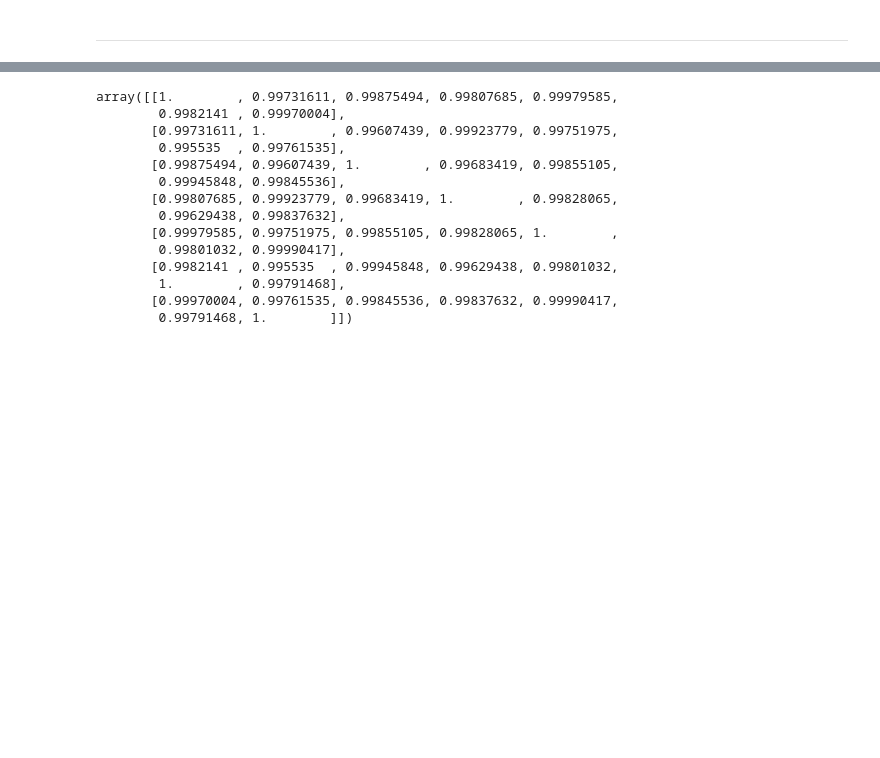
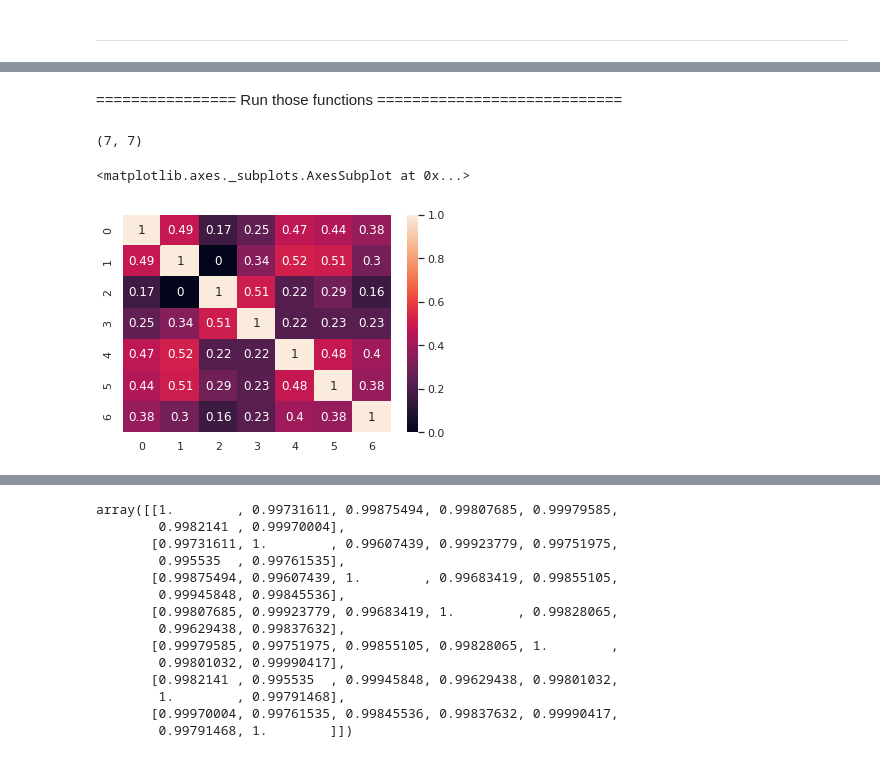
Before and after one commit to Raouaaa/Master_project, a Jupyter notebook: FS.ipynb, the cells around one changed output, grey strips where cells are left out. Cells and saved outputs as stored; diff of their text form; code cells hidden in the pictures; blank space fills up the shorter version.

Commit message:
final similarity matrix without stability and centrality

```diff
--- a/FS.ipynb
+++ b/FS.ipynb
@@ -249,7 +311,7 @@ def FS_to_FS_similarity(FS_k):
         m[i,i]=intersection(FS_k[i],FS_k[i])/100
     return(m)
 # %%
-pool_FS=[reliefF,lap_score,ll_l21,UDFS,fisher_score,chi_square,gini_index]
+
 def avg_similarity(pool_FS,num_fea,cv):
     '''Input:
 
@@ -273,4 +335,4 @@ def avg_similarity(pool_FS,num_fea,cv):
     for k in num_fea:
         similarities.append(S_k[k])
     average_similarity=sum(similarities)/len(num_fea)
-    return(average_similarity)
+    return(average_similarity,S_k)
@@ -318,3 +382,22 @@ def accuracy_similarity_matrix(pool_FS,num_fea,cv):
         avg_fs_acc_over_k.append(mean(acc_k))
     result=matrix_acc(avg_fs_acc_over_k)
     return(result)
+# %% [markdown]
+================ Run those functions ============================
+# %%
+avg_sim_kf5,sk_kf5=avg_similarity(pool_FS,num_fea,kf5)
+# %%
+acc_sim_kf5=accuracy_similarity_matrix(pool_FS,num_fea,kf5)
+# %%
+# Final FS similarity matrix
+final_sim_kf5=np.multiply(avg_sim_kf5,acc_sim_kf5)
+# %%
+final_sim_kf5.shape
+# %% [output]
+(7, 7)
+# %%
+import seaborn as sns; sns.set()
+sns.heatmap(final_sim_kf5,annot=True)
+# %% [output]
+<matplotlib.axes._subplots.AxesSubplot at 0x...>
+[figure, added]
```
Also changed, not shown: parts of 119 cells of this notebook, 8 other files.
